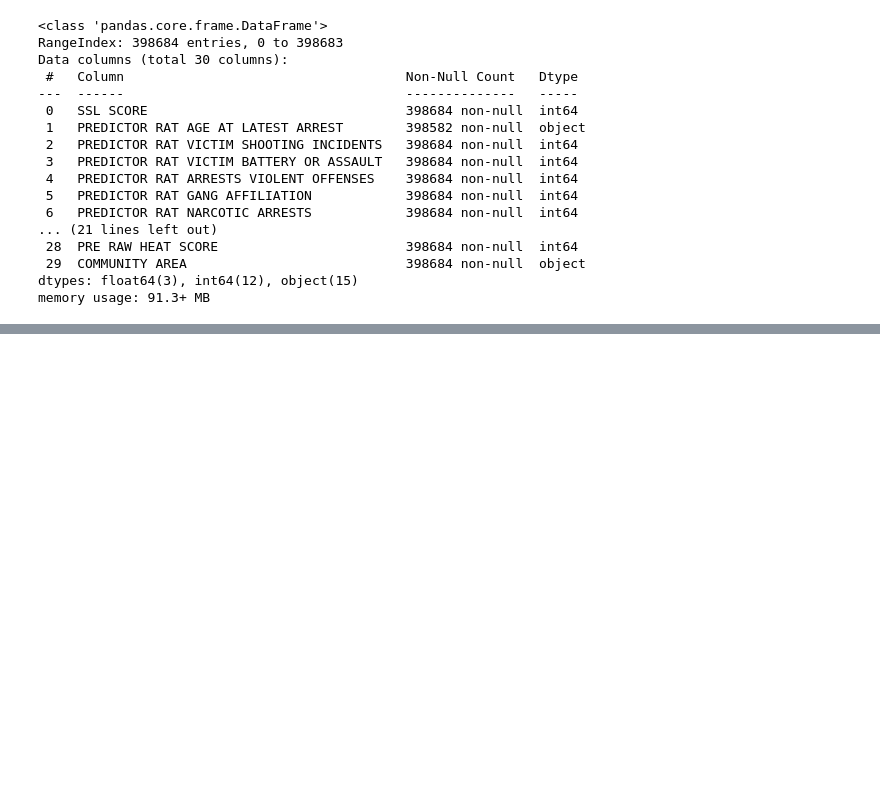
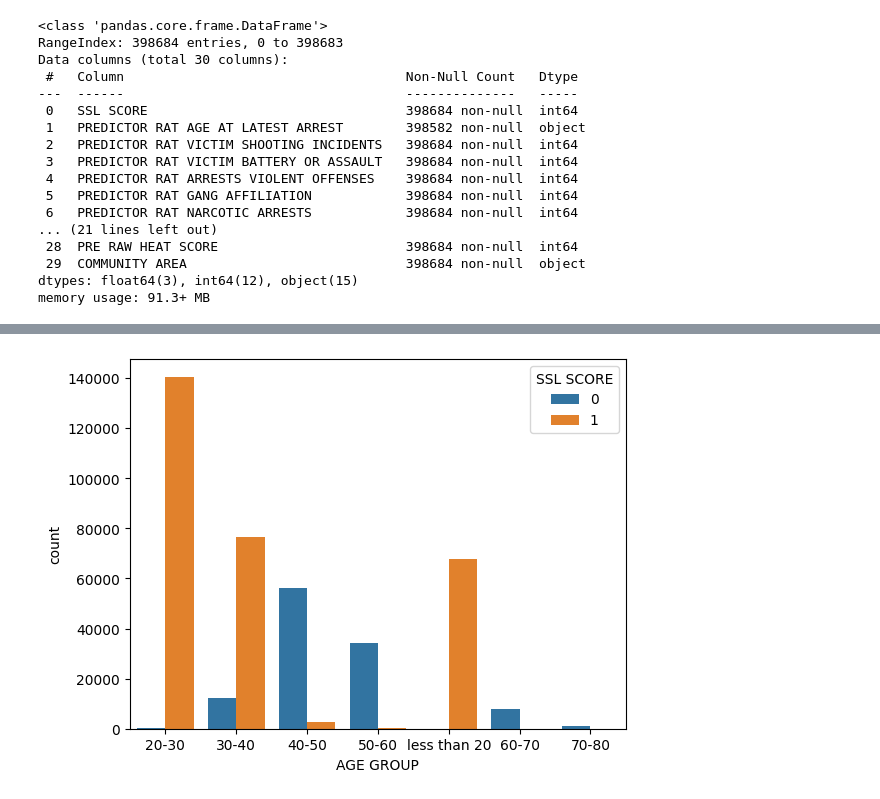
Before and after one commit to avasdowney/predictive_policing_thesis, a Jupyter notebook: preprocess.ipynb, the cells around one changed output, grey strips where cells are left out. Saved outputs shown, nothing was run; the diff lists cells and outputs as text; code cells hidden in the pictures; blank space fills up the shorter version.

```diff
--- a/preprocess.ipynb
+++ b/preprocess.ipynb
@@ -102,0 +90,5 @@ df[['SSL SCORE_0', 'SSL SCORE_1', 'RACE CODE CD']].plot(x='RACE CODE CD', kind='
+# %%
+sns.countplot(x ='AGE GROUP', hue = "SSL SCORE", data = df)
+plt.show()
+# %% [output]
+[figure, added]
```
Also changed, not shown: parts of 9 cells of this notebook, 1 other file.
